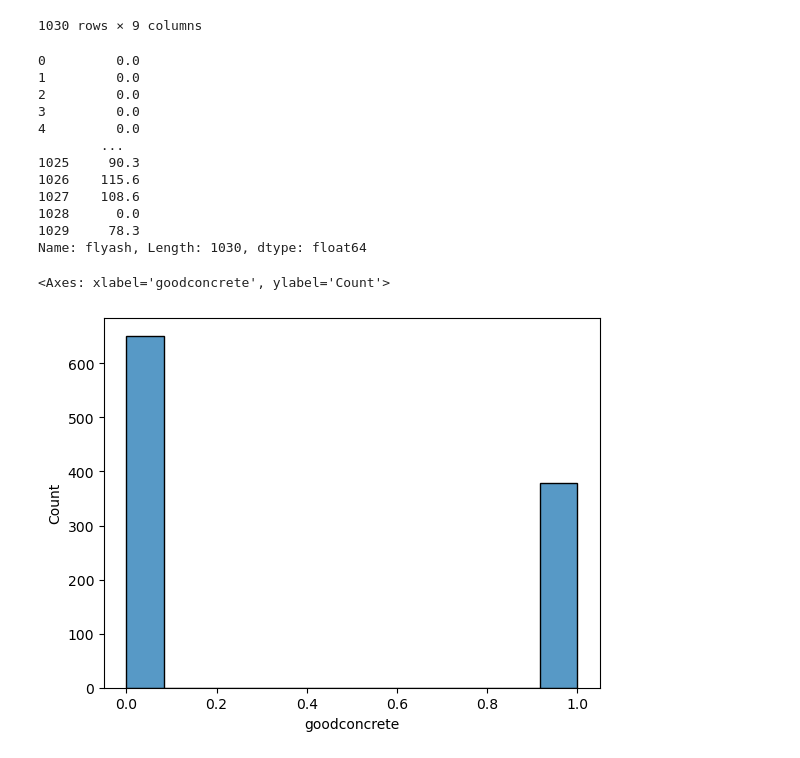
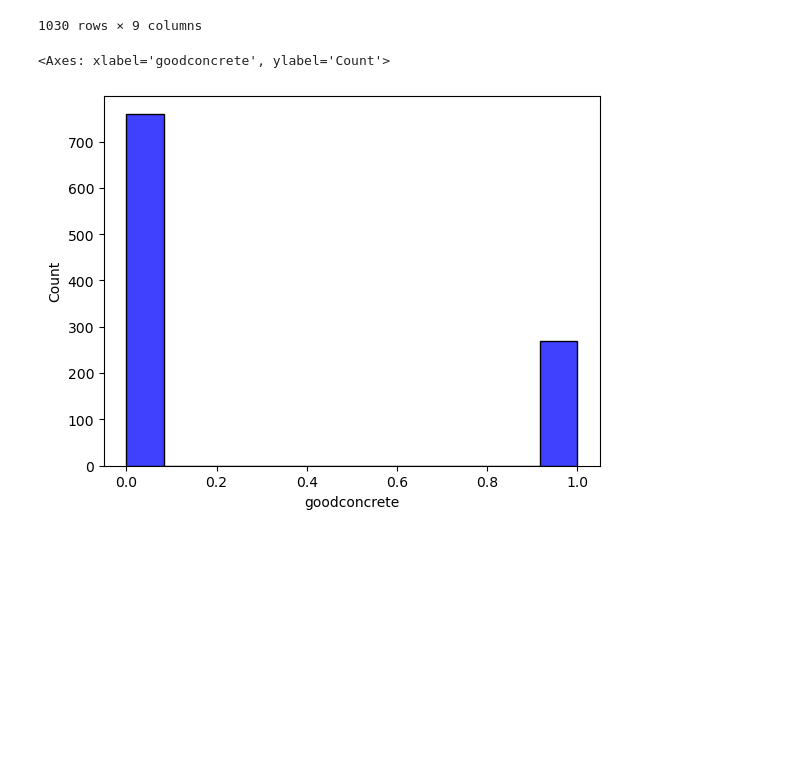
Before and after one commit to Wanwan-Laang/MSE598, a Jupyter notebook: Week4-7.ipynb, the cells around one changed output. Saved outputs shown, nothing was run; the diff lists cells and outputs as text; code cells hidden in the pictures; blank space fills up the shorter version.

```diff
--- a/Week4-7.ipynb
+++ b/Week4-7.ipynb
@@ -847,24 +847,8 @@ df
 1030 rows × 9 columns
 # %%
 df = pd.read_csv('https://github.com/maajdl/Yeh-concrete-data-sklearn/raw/master/Concrete_Data_Yeh.csv')
-df['goodconcrete']=(df.csMPa>40).astype(int)
-del df['csMPa']
-df['flyash']
+df['goodconcrete']=(df.csMPa>45).astype(int)
+sns.histplot(df['goodconcrete'], color='blue', kde=False)
 # %% [output]
-0         0.0
-1         0.0
-2         0.0
-3         0.0
-4         0.0
-        ...
-1025     90.3
-1026    115.6
-1027    108.6
-1028      0.0
-1029     78.3
-Name: flyash, Length: 1030, dtype: float64
+<Axes: xlabel='goodconcrete', ylabel='Count'>
+[figure, added]
-# %%
-sns.histplot(df['goodconcrete'])
-# %% [output]
-<Axes: xlabel='goodconcrete', ylabel='Count'>
-[figure, removed]
```
